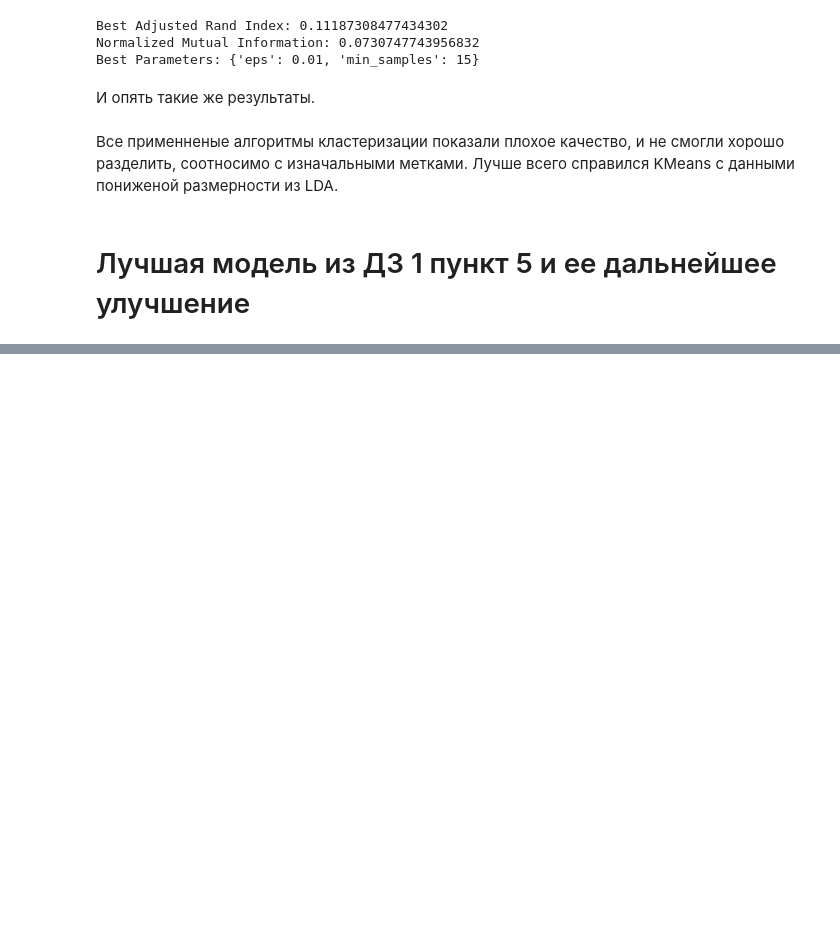
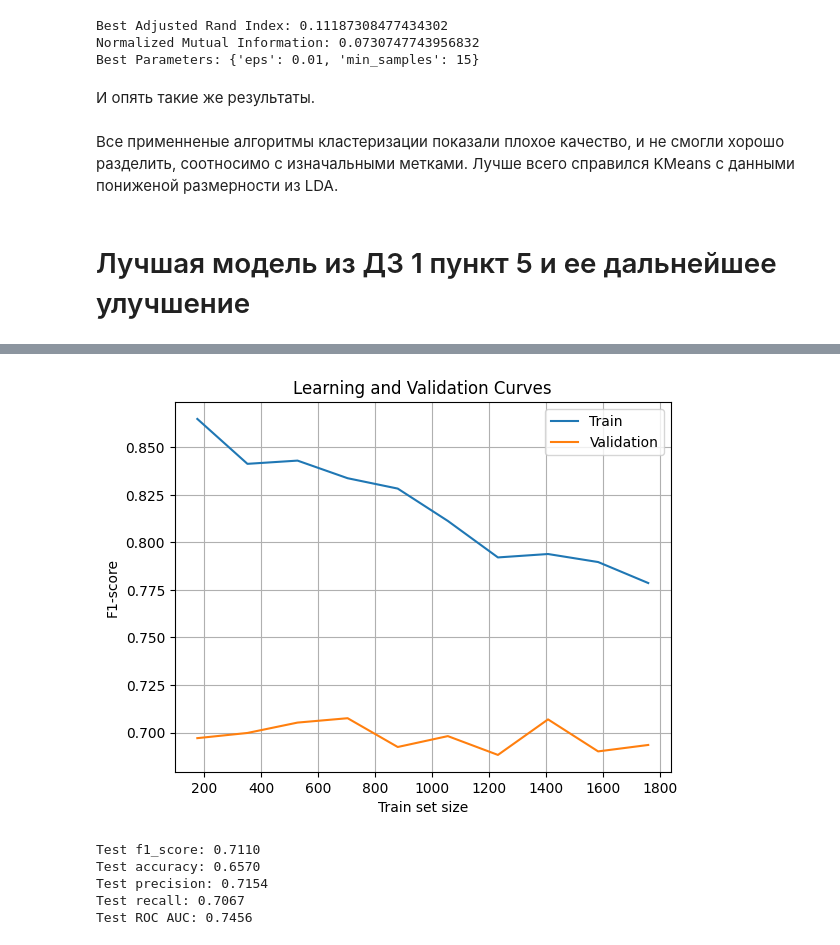
Before and after one commit to dpechenin/hw_ml_2_year, a Jupyter notebook: Pechehnin_Danila_BPM233_HW_2.ipynb, the cells around one changed output, grey strips where cells are left out. Drawn from its saved outputs; the diff is of its cells as text; code cells hidden in the pictures; blank space fills up the shorter version.

```diff
--- a/Pecehnin_Danila_BPM233_HW_2.ipynb
+++ b/Pechehnin_Danila_BPM233_HW_2.ipynb
@@ -438,0 +562,12 @@ Best Parameters: {'eps': 0.01, 'min_samples': 15}
+# %%
+get_learning_curve(rf, X_train_prepared, y_train)
+# %% [output]
+[figure, added]
+# %%
+get_metrics(rf, X_test_prepared, y_test)
+# %% [output]
+Test f1_score: 0.7110
+Test accuracy: 0.6570
+Test precision: 0.7154
+Test recall: 0.7067
+Test ROC AUC: 0.7456
```
Also changed, not shown: parts of 35 cells of this notebook.
